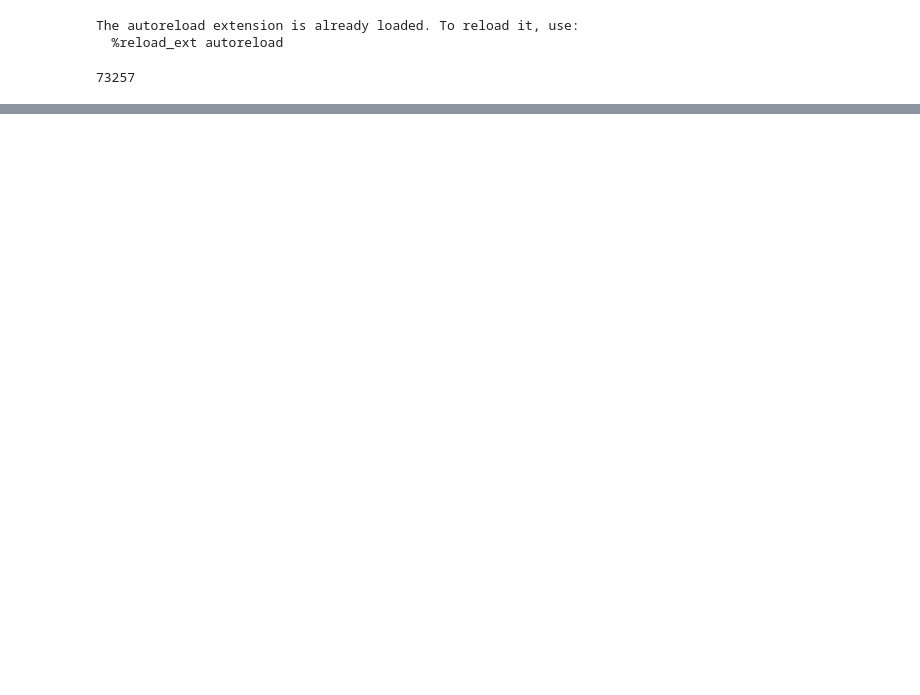
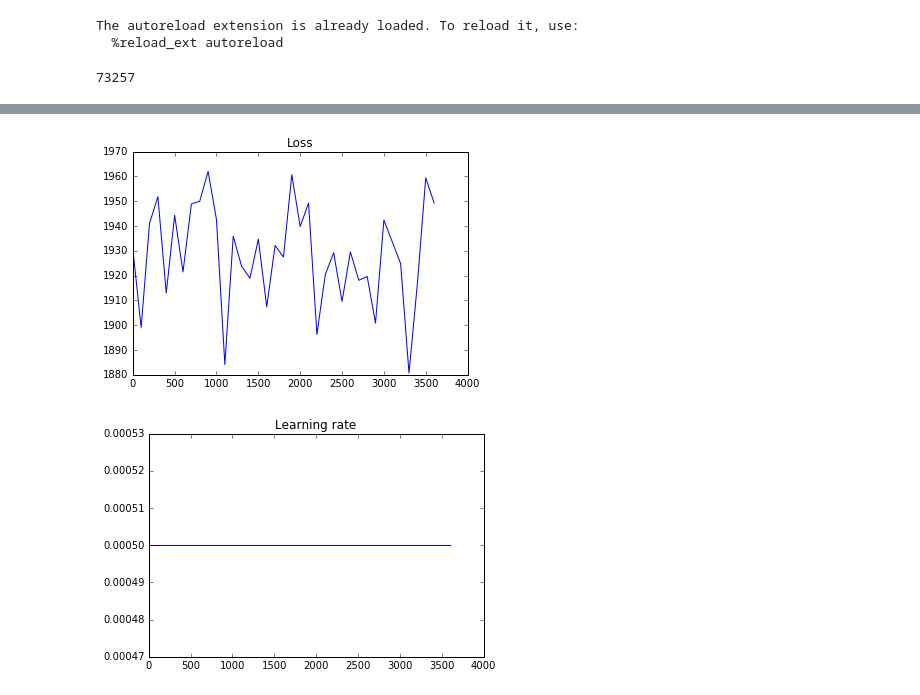
Before and after one commit to Jianbo-Lab/deep-learning-project, a Jupyter notebook: notebook/SVHN.ipynb, the cells around one changed output, grey strips where cells are left out. Saved outputs shown, nothing was run; the diff lists cells and outputs as text; code cells hidden in the pictures; blank space fills up the shorter version.

```diff
--- a/notebook/SVHN.ipynb
+++ b/notebook/SVHN.ipynb
@@ -31,6 +35,7 @@ def mat2dataset(filepath):
     y[y==10] = 0
     y = np.array(np.arange(10)==y, dtype=int)
     x = x.reshape((32*32*3,-1)).T
+    x = x.astype(float)/255.
     return DataSet(x,y,dtype=dtypes.float32, reshape=False)
 # %%
 svhn_train = mat2dataset('SVHN/train_32x32.mat')
@@ -65,2 +68,15 @@ print np.sum(y, axis=0)
 # %%
 tf.reset_default_graph()
+# %%
+#Train
+sess = tf.InteractiveSession()
+build_encoder = Encoder(512)
+build_decoder = Decoder(512)
+build_discriminator = Discriminator(1024)
+model = CVAEGAN(sess, build_encoder, build_decoder, build_discriminator,
+               checkpoint_name='cvaegan_svhn', dataset=svhn_train,
+               learning_rate=5e-4, lr_decay=1., num_epochs=5, x_dim=32*32*3,z_dim=100, x_width=32,
+              gamma=1.
+              )
+# %%
+model.train()
@@ -66,0 +90,12 @@ tf.reset_default_graph()
+# %%
+log = model.log
+log = np.array(log).T
+plt.plot(log[0,], log[1,])
+plt.title('Loss')
+plt.show()
+plt.plot(log[0,], log[2,])
+plt.title('Learning rate')
+plt.show()
+# %% [output]
+[figure, added]
+[figure, added]
```
Also changed, not shown: parts of 10 cells of this notebook, 19 other files.
